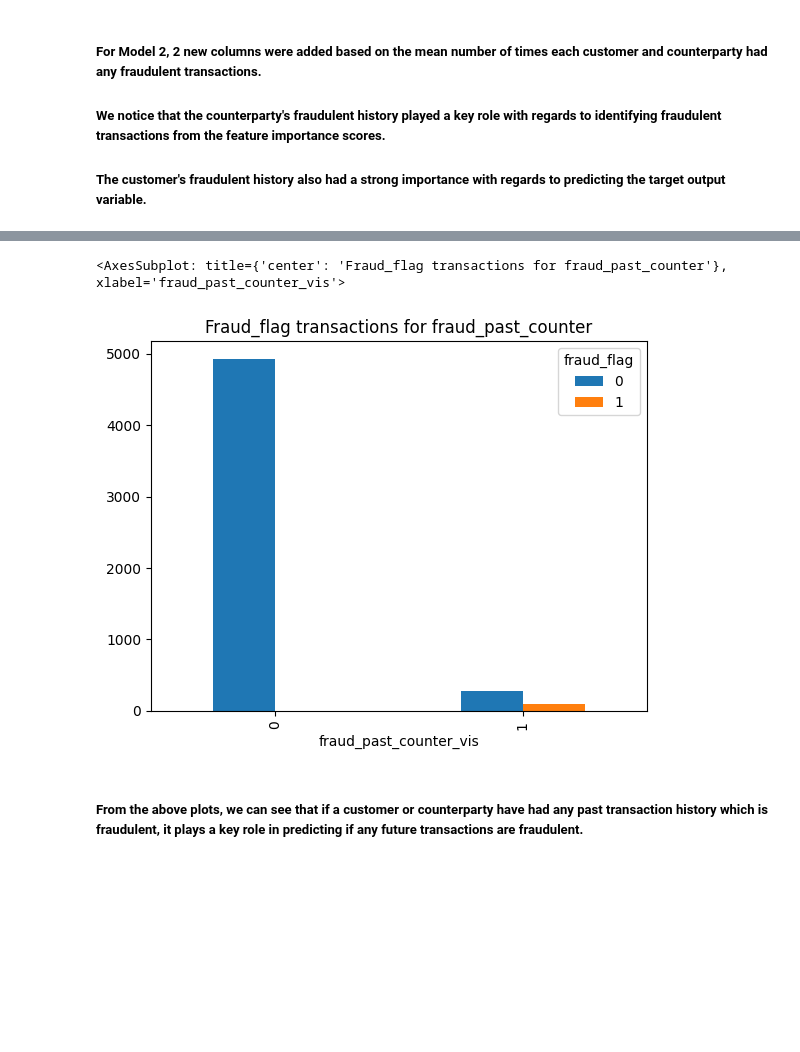
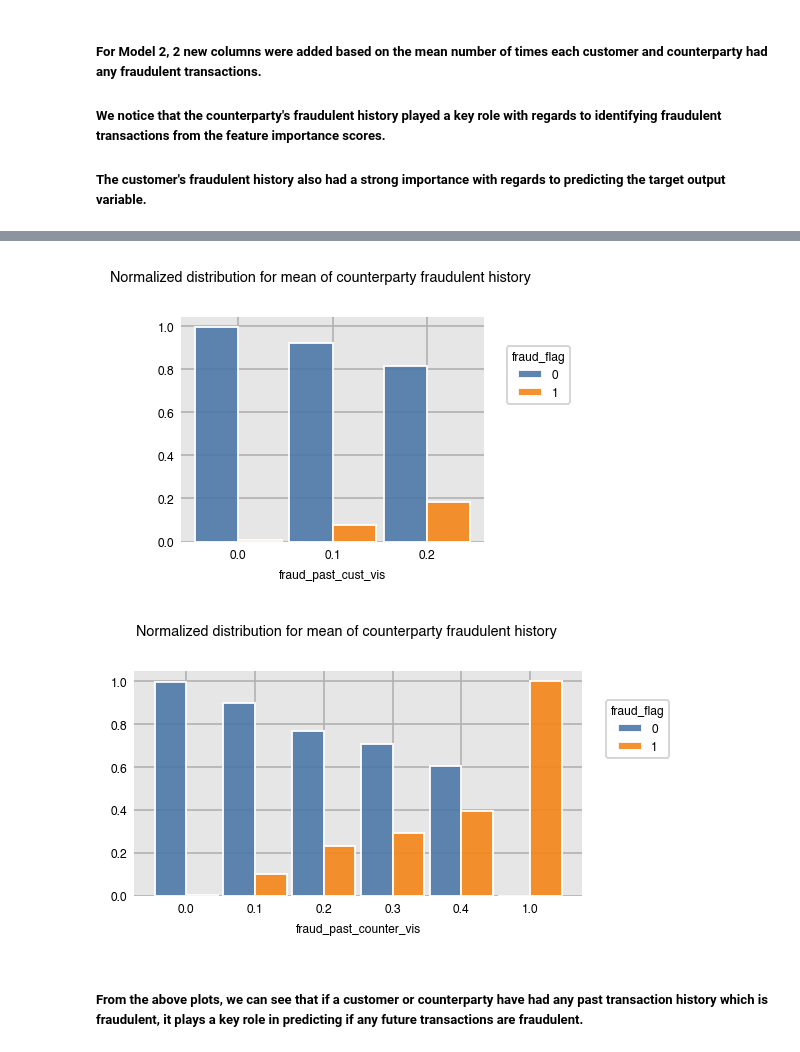
Before and after one commit to bhavesh-chainani/fraud_detection, a Jupyter notebook: bhavesh_silent_eight.ipynb, the cells around one changed output, grey strips where cells are left out. Saved outputs shown, nothing was run; the diff lists cells and outputs as text; code cells hidden in the pictures; blank space fills up the shorter version.

```diff
--- a/bhavesh_silent_eight.ipynb
+++ b/bhavesh_silent_eight.ipynb
@@ -759,3 +760,0 @@ data_model_vis
-# %%
-data_model_vis["fraud_past_cust_vis"] = [0 if x == 0.0 else 1 for x in data_model_vis['fraud_past_cust']]
-data_model_vis["fraud_past_counter_vis"] = [0 if x == 0.0 else 1 for x in data_model_vis['fraud_past_counter']]
@@ -773,14 +761,15 @@ data_model_vis["fraud_past_counter_vis"] = [0 if x == 0.0 else 1 for x in data_m
-# %%
-## Visualise distribution of y value for fraud_past_counter
-(data_model_vis
- .groupby(['fraud_past_counter_vis', 'fraud_flag'])
- .size()
- .unstack()
- .plot.bar(title="Fraud_flag transactions for fraud_past_counter")
-)
-# %% [output]
-<AxesSubplot: title={'center': 'Fraud_flag transactions for fraud_past_counter'}, xlabel='fraud_past_counter_vis'>
-[figure, removed]
+# %%
+## round values to 1 dp for visualisation purposes
+data_model_vis['fraud_past_cust_vis'] = data_model_vis['fraud_past_cust'].round(decimals = 1)
+data_model_vis['fraud_past_counter_vis'] = data_model_vis['fraud_past_counter'].round(decimals = 1)
+# %%
+dxp.count('fraud_past_cust_vis', data=data_model_vis, split='fraud_flag',normalize='fraud_past_cust_vis', title="Normalized distribution for mean of customer fraudulent history")
+# %% [output]
+[figure, added]
+# %%
+dxp.count('fraud_past_counter_vis', data=data_model_vis, split='fraud_flag',normalize='fraud_past_counter_vis',title="Normalized distribution for mean of counterparty fraudulent history")
+# %% [output]
+[figure, added]
 # %% [markdown]
 ##### From the above plots, we can see that if a customer or counterparty have had any past transaction history which is fraudulent, it plays a key role in predicting if any future transactions are fraudulent.
 # %% [markdown]
```
Also changed, not shown: parts of 5 cells of this notebook, 2 other files.
